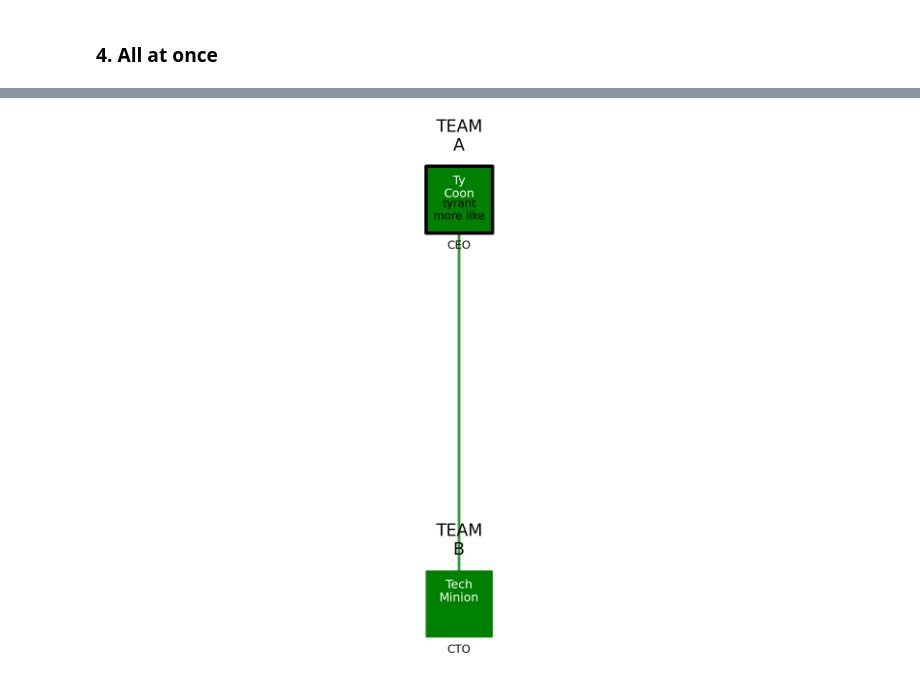
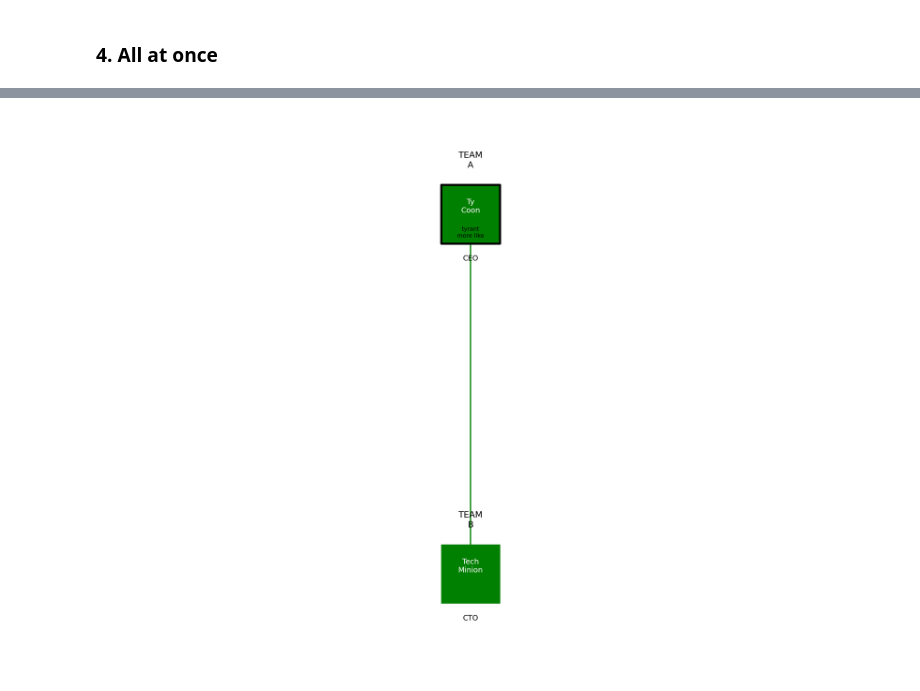
Before and after one commit to malminhas/orgcharts, a Jupyter notebook: engineering-org-chart-zero.ipynb, the cells around one changed output, grey strips where cells are left out. Cells and saved outputs as stored; diff of their text form; code cells hidden in the pictures.

```diff
--- a/engineering-org-chart-zero.ipynb
+++ b/engineering-org-chart-zero.ipynb
@@ -228,6 +228,6 @@ from organogram import OrganisationDiagrammer
 target = 'tycoon.png'
 org = OrganisationDiagrammer()
 g2 = org.create_graph_from_yaml(org.load_yaml_file('tycoon.yaml'),newline=True)
-org.create_graphviz_layout_from_graph(g2, scale=3, margin=0.1, cstyle='angle', offset=3, node_size=10000, image_file=target)
+org.create_graphviz_layout_from_graph(g2, font_size=18, margin=0.2, cstyle='angle', offset=4, node_size=20000, image_file=target)
 print(f'Successfully generated organogram into file {target} of size {round(os.path.getsize(target)/1024,1)}kB')
 # %% [output]
@@ -235 +235 @@ Successfully generated organogram into file tycoon.png of size 24.6kB
-[figure, old version]
+[figure, new version]
```
Also changed, not shown: parts of 5 cells of this notebook, 4 other files.
